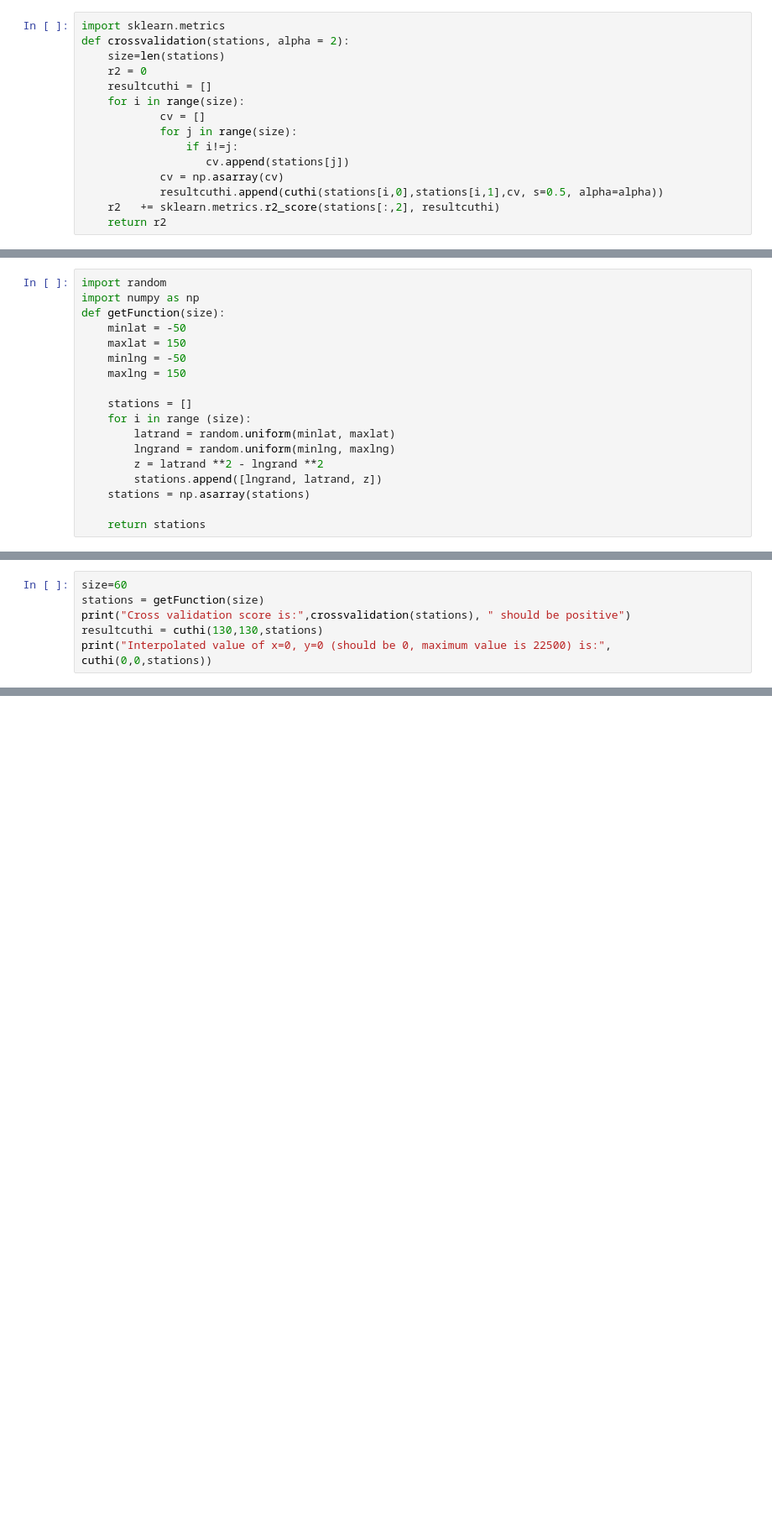
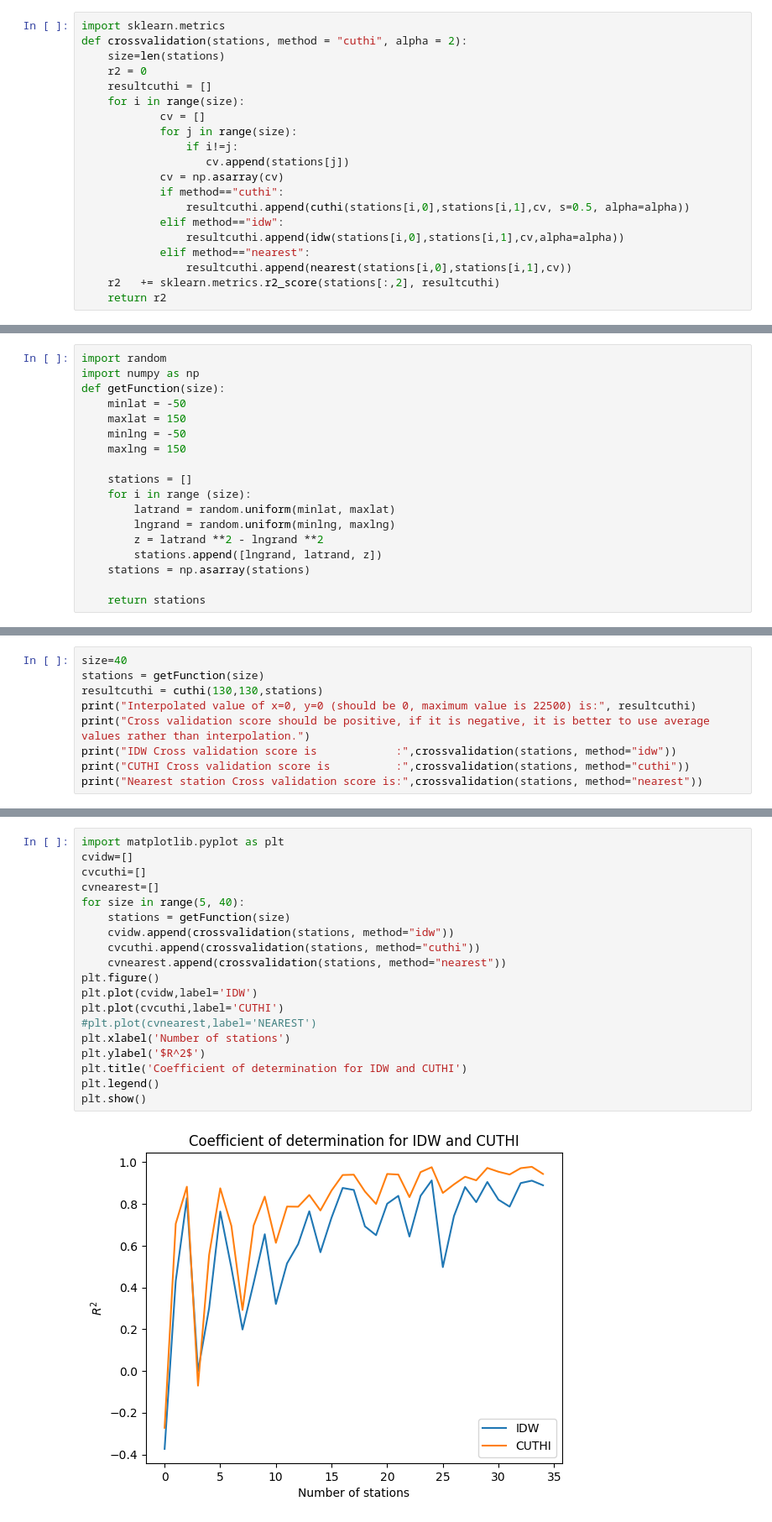
Before and after one commit to bambiker/interpolation, a Jupyter notebook: cuthi.ipynb, the cells around one changed output, grey strips where cells are left out. Shown: that part at 84% size. Drawn from its saved outputs; the diff is of its cells as text; blank space fills up the shorter version.

```diff
--- a/cuthi.ipynb
+++ b/cuthi.ipynb
@@ -44,7 +95,7 @@ def cuthi(x,y,stations, s=0.5, alpha=2):
 # Cross-validation code
 # %%
 import sklearn.metrics
-def crossvalidation(stations, alpha = 2):
+def crossvalidation(stations, method = "cuthi", alpha = 2):
     size=len(stations)
     r2 = 0
     resultcuthi = []
@@ -54,7 +105,12 @@ def crossvalidation(stations, alpha = 2):
                 if i!=j:
                    cv.append(stations[j])
             cv = np.asarray(cv)
-            resultcuthi.append(cuthi(stations[i,0],stations[i,1],cv, s=0.5, alpha=alpha))
+            if method=="cuthi":
+                resultcuthi.append(cuthi(stations[i,0],stations[i,1],cv, s=0.5, alpha=alpha))
+            elif method=="idw":
+                resultcuthi.append(idw(stations[i,0],stations[i,1],cv,alpha=alpha))
+            elif method=="nearest":
+                resultcuthi.append(nearest(stations[i,0],stations[i,1],cv))
     r2   += sklearn.metrics.r2_score(stations[:,2], resultcuthi)
     return r2
 # %% [markdown]
@@ -85,7 +141,10 @@ def getFunction(size):
 # %%
-size=60
+size=40
 stations = getFunction(size)
-print("Cross validation score is:",crossvalidation(stations), " should be positive")
 resultcuthi = cuthi(130,130,stations)
-print("Interpolated value of x=0, y=0 (should be 0, maximum value is 22500) is:", cuthi(0,0,stations))
+print("Interpolated value of x=0, y=0 (should be 0, maximum value is 22500) is:", resultcuthi)
+print("Cross validation score should be positive, if it is negative, it is better to use average values rather than interpolation.")
+print("IDW Cross validation score is            :",crossvalidation(stations, method="idw"))
+print("CUTHI Cross validation score is          :",crossvalidation(stations, method="cuthi"))
+print("Nearest station Cross validation score is:",crossvalidation(stations, method="nearest"))
 # %% [output]
@@ -177,0 +156,21 @@ print('result is:',resultidw)
+# %%
+import matplotlib.pyplot as plt
+cvidw=[]
+cvcuthi=[]
+cvnearest=[]
+for size in range(5, 40):
+    stations = getFunction(size)
+    cvidw.append(crossvalidation(stations, method="idw"))
+    cvcuthi.append(crossvalidation(stations, method="cuthi"))
+    cvnearest.append(crossvalidation(stations, method="nearest"))
+plt.figure()
+plt.plot(cvidw,label='IDW')
+plt.plot(cvcuthi,label='CUTHI')
+#plt.plot(cvnearest,label='NEAREST')
+plt.xlabel('Number of stations')
+plt.ylabel('$R^2$')
+plt.title('Coefficient of determination for IDW and CUTHI')
+plt.legend()
+plt.show()
+# %% [output]
+[figure, added]
```
Also changed, not shown: parts of 12 cells of this notebook.
